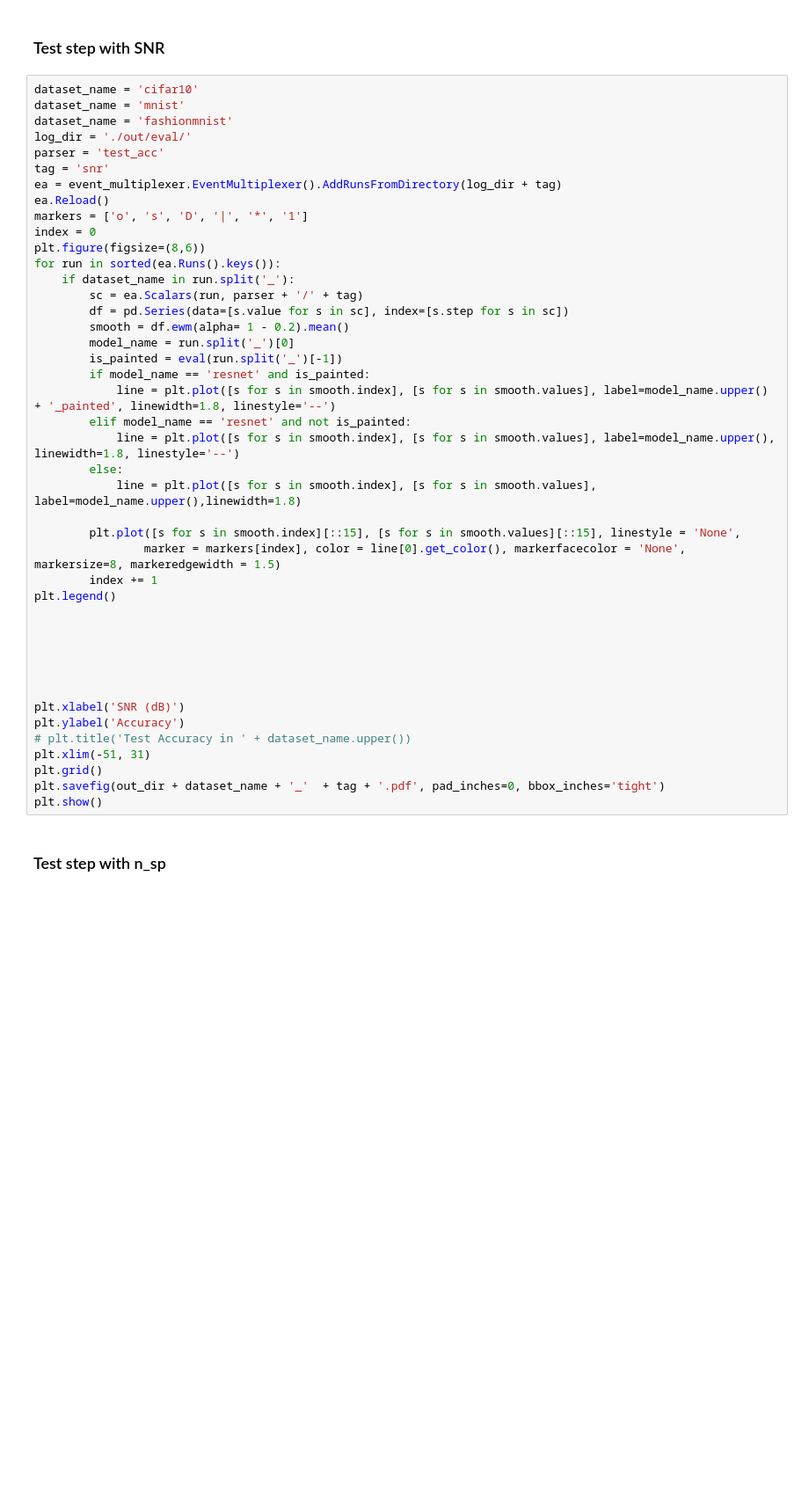
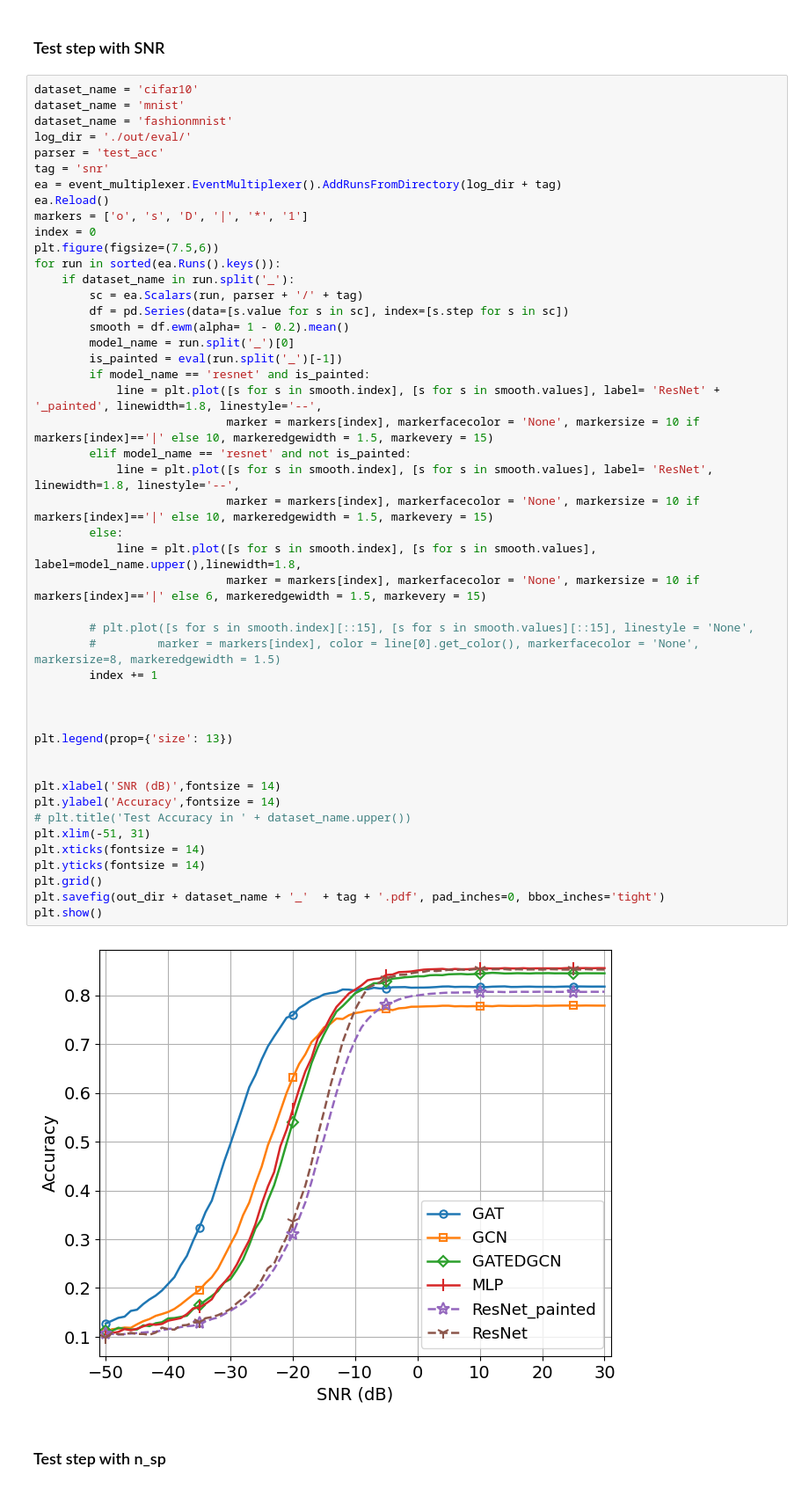
Before and after one commit to chunbaobao/GeNet, a Jupyter notebook: visualization/plot_visualization.ipynb, the cells around one changed output. Shown at 88% size. Drawn from its saved outputs; the diff is of its cells as text; blank space fills up the shorter version.

```diff
--- a/visualization/plot_visualization.ipynb
+++ b/visualization/plot_visualization.ipynb
@@ -94,43 +99,49 @@ dataset_name = 'mnist'
 dataset_name = 'fashionmnist'
 log_dir = './out/eval/'
 parser = 'test_acc'
 tag = 'snr'
 ea = event_multiplexer.EventMultiplexer().AddRunsFromDirectory(log_dir + tag)
 ea.Reload()
 markers = ['o', 's', 'D', '|', '*', '1']
 index = 0
-plt.figure(figsize=(8,6))
+plt.figure(figsize=(7.5,6))
 for run in sorted(ea.Runs().keys()):
     if dataset_name in run.split('_'):
         sc = ea.Scalars(run, parser + '/' + tag)
         df = pd.Series(data=[s.value for s in sc], index=[s.step for s in sc])
         smooth = df.ewm(alpha= 1 - 0.2).mean()
         model_name = run.split('_')[0]
         is_painted = eval(run.split('_')[-1])
         if model_name == 'resnet' and is_painted:
-            line = plt.plot([s for s in smooth.index], [s for s in smooth.values], label=model_name.upper() + '_painted', linewidth=1.8, linestyle='--')
+            line = plt.plot([s for s in smooth.index], [s for s in smooth.values], label= 'ResNet' + '_painted', linewidth=1.8, linestyle='--',
+                            marker = markers[index], markerfacecolor = 'None', markersize = 10 if markers[index]=='|' else 10, markeredgewidth = 1.5, markevery = 15)
         elif model_name == 'resnet' and not is_painted:
-            line = plt.plot([s for s in smooth.index], [s for s in smooth.values], label=model_name.upper(), linewidth=1.8, linestyle='--')
+            line = plt.plot([s for s in smooth.index], [s for s in smooth.values], label= 'ResNet', linewidth=1.8, linestyle='--',
+                            marker = markers[index], markerfacecolor = 'None', markersize = 10 if markers[index]=='|' else 10, markeredgewidth = 1.5, markevery = 15)
         else:
-            line = plt.plot([s for s in smooth.index], [s for s in smooth.values], label=model_name.upper(),linewidth=1.8)
+            line = plt.plot([s for s in smooth.index], [s for s in smooth.values], label=model_name.upper(),linewidth=1.8,
+                            marker = markers[index], markerfacecolor = 'None', markersize = 10 if markers[index]=='|' else 6, markeredgewidth = 1.5, markevery = 15)
 
-        plt.plot([s for s in smooth.index][::15], [s for s in smooth.values][::15], linestyle = 'None',
-                marker = markers[index], color = line[0].get_color(), markerfacecolor = 'None', markersize=8, markeredgewidth = 1.5)
+        # plt.plot([s for s in smooth.index][::15], [s for s in smooth.values][::15], linestyle = 'None',
+        #         marker = markers[index], color = line[0].get_color(), markerfacecolor = 'None', markersize=8, markeredgewidth = 1.5)
         index += 1
-plt.legend()
 
 
 
+plt.legend(prop={'size': 13})
 
 
-
-plt.xlabel('SNR (dB)')
-plt.ylabel('Accuracy')
+plt.xlabel('SNR (dB)',fontsize = 14)
+plt.ylabel('Accuracy',fontsize = 14)
 # plt.title('Test Accuracy in ' + dataset_name.upper())
 plt.xlim(-51, 31)
+plt.xticks(fontsize = 14)
+plt.yticks(fontsize = 14)
 plt.grid()
 plt.savefig(out_dir + dataset_name + '_'  + tag + '.pdf', pad_inches=0, bbox_inches='tight')
 plt.show()
+# %% [output]
+[figure, added]
 # %% [markdown]
 ### Test step with n_sp
 # %%
```
Also changed, not shown: parts of 6 cells of this notebook, 26 other files.
